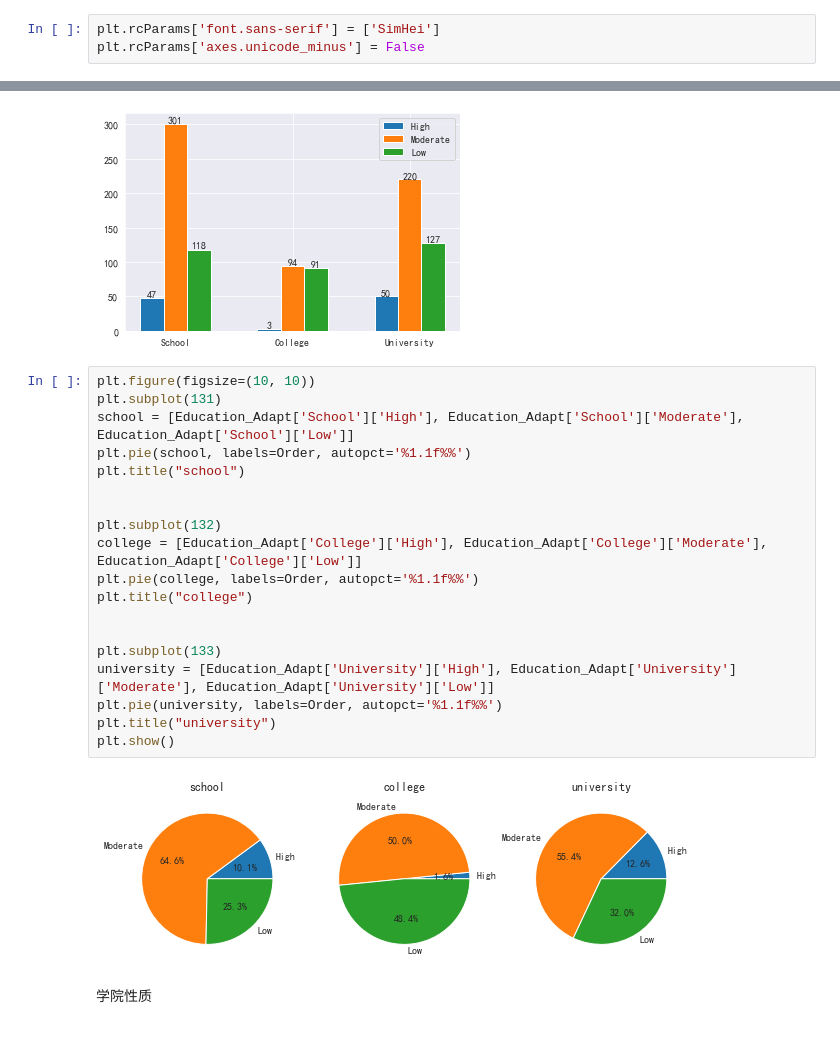
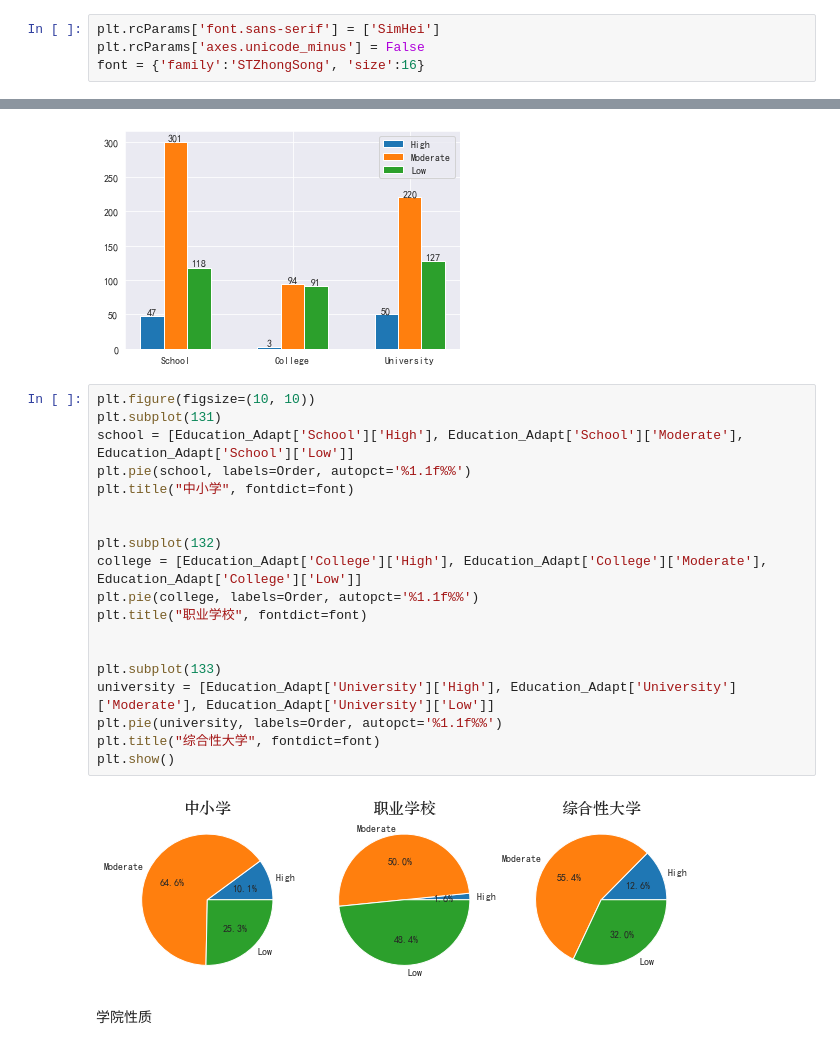
Before and after one commit to TakanashiXny/Introduction-of-DaSE, a Jupyter notebook: final/final_task.ipynb, the cells around one changed output, grey strips where cells are left out. Drawn from its saved outputs; the diff is of its cells as text.

```diff
--- a/final/final_task.ipynb
+++ b/final/final_task.ipynb
@@ -509,6 +509,7 @@ Name: Adaptivity Level, dtype: int64
 # %%
 plt.rcParams['font.sans-serif'] = ['SimHei']
 plt.rcParams['axes.unicode_minus'] = False
+font = {'family':'STZhongSong', 'size':16}
 # %% [markdown]
 显示学生自适应总体情况
 # %%
@@ -611,24 +612,24 @@ plt.show()
 # %%
 plt.figure(figsize=(10, 10))
 plt.subplot(131)
 school = [Education_Adapt['School']['High'], Education_Adapt['School']['Moderate'], Education_Adapt['School']['Low']]
 plt.pie(school, labels=Order, autopct='%1.1f%%')
-plt.title("school")
+plt.title("中小学", fontdict=font)
 
 
 plt.subplot(132)
 college = [Education_Adapt['College']['High'], Education_Adapt['College']['Moderate'], Education_Adapt['College']['Low']]
 plt.pie(college, labels=Order, autopct='%1.1f%%')
-plt.title("college")
+plt.title("职业学校", fontdict=font)
 
 
 plt.subplot(133)
 university = [Education_Adapt['University']['High'], Education_Adapt['University']['Moderate'], Education_Adapt['University']['Low']]
 plt.pie(university, labels=Order, autopct='%1.1f%%')
-plt.title("university")
+plt.title("综合性大学", fontdict=font)
 plt.show()
 # %% [output]
-[figure, old version]
+[figure, new version]
 # %% [markdown]
 学院性质
 # %%
```
Also changed, not shown: parts of 22 cells of this notebook.
